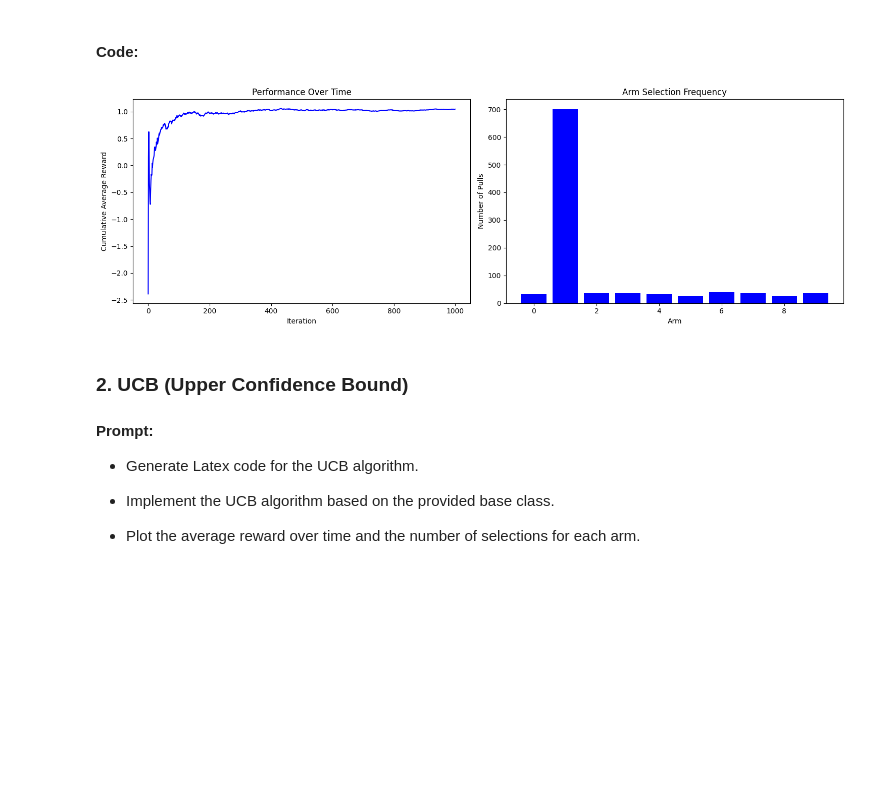
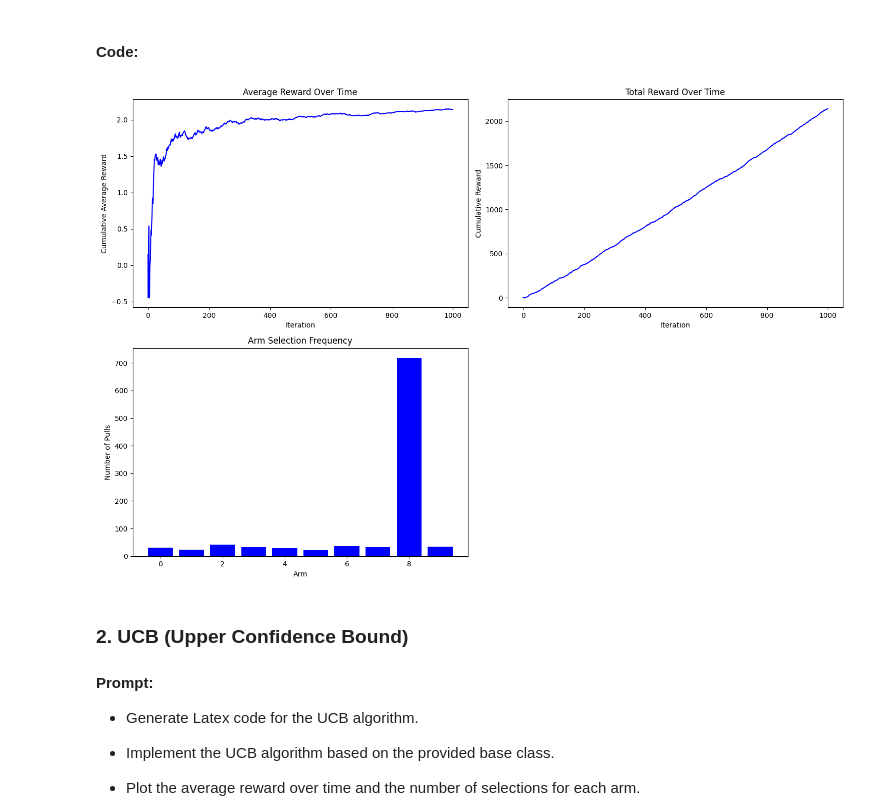
Before and after one commit to devilhyt/nchu-stuff, a Jupyter notebook: 2025-spring/drl/hw3/main.ipynb, the cells around one changed output. Drawn from its saved outputs; the diff is of its cells as text; code cells hidden in the pictures; blank space fills up the shorter version.

Commit message:
feat(drl hw3): add cumulative reward graph

```diff
--- a/2025-spring/drl/hw3/main.ipynb
+++ b/2025-spring/drl/hw3/main.ipynb
@@ -28,7 +29,6 @@ from abc import ABC, abstractmethod
 
 import matplotlib.pyplot as plt
 import numpy as np
-
 
 class MultiArmedBandit(ABC):
     """
@@ -56,14 +56,16 @@ class MultiArmedBandit(ABC):
 
         # Tracking variables
         self.arm_counts = np.zeros(n_arms)  # Count of times each arm was pulled
-        self.rewards = np.zeros(n_arms)     # Sum of rewards for each arm
-        self.cumulative_rewards = np.zeros(iterations)  # Cumulative average reward at each iteration
+        self.reward_sums = np.zeros(n_arms)  # Sum of rewards for each arm
+        self.cumulative_average_rewards = np.zeros(iterations)  # Cumulative average reward at each iteration
+        self.cumulative_rewards = np.zeros(iterations)  # Total cumulative reward at each iteration
         self.selected_arms = []  # History of selected arms
 
     def reset(self):
         """Reset all tracking variables to start a new experiment"""
         self.arm_counts = np.zeros(self.n_arms)
-        self.rewards = np.zeros(self.n_arms)
+        self.reward_sums = np.zeros(self.n_arms)
+        self.cumulative_average_rewards = np.zeros(self.iterations)
         self.cumulative_rewards = np.zeros(self.iterations)
         self.selected_arms = []
 
@@ -82,7 +84,7 @@ class MultiArmedBandit(ABC):
 
         # Update counts and reward sums
         self.arm_counts[arm_index] += 1
-        self.rewards[arm_index] += reward
+        self.reward_sums[arm_index] += reward
         return reward
 
     @abstractmethod
@@ -101,7 +103,7 @@ class MultiArmedBandit(ABC):
         Run the bandit algorithm for the specified number of iterations.
 
         Returns:
-            tuple: (cumulative_rewards, arm_counts, selected_arms)
+            tuple: (cumulative_average_rewards, arm_counts, selected_arms)
         """
         self.reset()
         total_reward = 0
@@ -116,9 +118,10 @@ class MultiArmedBandit(ABC):
 
             # Update cumulative reward
             total_reward += reward
-            self.cumulative_rewards[t] = total_reward / (t + 1)
+            self.cumulative_rewards[t] = total_reward
+            self.cumulative_average_rewards[t] = total_reward / (t + 1)
 
-        return self.cumulative_rewards, self.arm_counts, self.selected_arms
+        return self.cumulative_rewards, self.cumulative_average_rewards, self.arm_counts, self.selected_arms
 
     def get_arm_mean_rewards(self):
         """
@@ -130,22 +133,29 @@ class MultiArmedBandit(ABC):
         mean_rewards = np.zeros(self.n_arms)
         for i in range(self.n_arms):
             if self.arm_counts[i] > 0:
-                mean_rewards[i] = self.rewards[i] / self.arm_counts[i]
+                mean_rewards[i] = self.reward_sums[i] / self.arm_counts[i]
         return mean_rewards
 
     def plot_results(self, color='blue'):
         """Plot the results of the experiment"""
-        plt.figure(figsize=(15, 5))
+        plt.figure(figsize=(15, 10))
 
         # Plot 1: Cumulative average reward over time
-        plt.subplot(1, 2, 1)
+        plt.subplot(2, 2, 1)
+        plt.plot(self.cumulative_average_rewards, color=color)
+        plt.xlabel('Iteration')
+        plt.ylabel('Cumulative Average Reward')
+        plt.title('Average Reward Over Time')
+
+        # Plot 2: Total cumulative reward over time
+        plt.subplot(2, 2, 2)
         plt.plot(self.cumulative_rewards, color=color)
         plt.xlabel('Iteration')
-        plt.ylabel('Cumulative Average Reward')
-        plt.title('Performance Over Time')
+        plt.ylabel('Cumulative Reward')
+        plt.title('Total Reward Over Time')
 
-        # Plot 2: Arm selection counts
-        plt.subplot(1, 2, 2)
+        # Plot 3: Arm selection counts
+        plt.subplot(2, 2, 3)
         plt.bar(range(self.n_arms), self.arm_counts, color=color)
         plt.xlabel('Arm')
         plt.ylabel('Number of Pulls')
@@ -221,7 +231,7 @@ class EpsilonGreedy(MultiArmedBandit):
             estimated_rewards = np.zeros(self.n_arms)
             for i in range(self.n_arms):
                 if self.arm_counts[i] > 0:
-                    estimated_rewards[i] = self.rewards[i] / self.arm_counts[i]
+                    estimated_rewards[i] = self.reward_sums[i] / self.arm_counts[i]
                 else:
                     estimated_rewards[i] = float('inf')  # Ensure untried arms are selected first
 
@@ -229,10 +239,10 @@ class EpsilonGreedy(MultiArmedBandit):
             return np.argmax(estimated_rewards)
 # %%
 eg = EpsilonGreedy(n_arms=n_arms, iterations=iterations, epsilon=0.3, true_rewards=true_rewards)
-eg_cumulative_rewards, eg_arm_counts, eg_selected_arms = eg.run()
+eg_cumulative_rewards, eg_cumulative_average_rewards, eg_arm_counts, eg_selected_arms = eg.run()
 eg.plot_results(color='blue')
 # %% [output]
-[figure, old version]
+[figure, new version]
 # %% [markdown]
 ### 2. UCB (Upper Confidence Bound)
 
```
Also changed, not shown: parts of 8 cells of this notebook, 1 other file.
